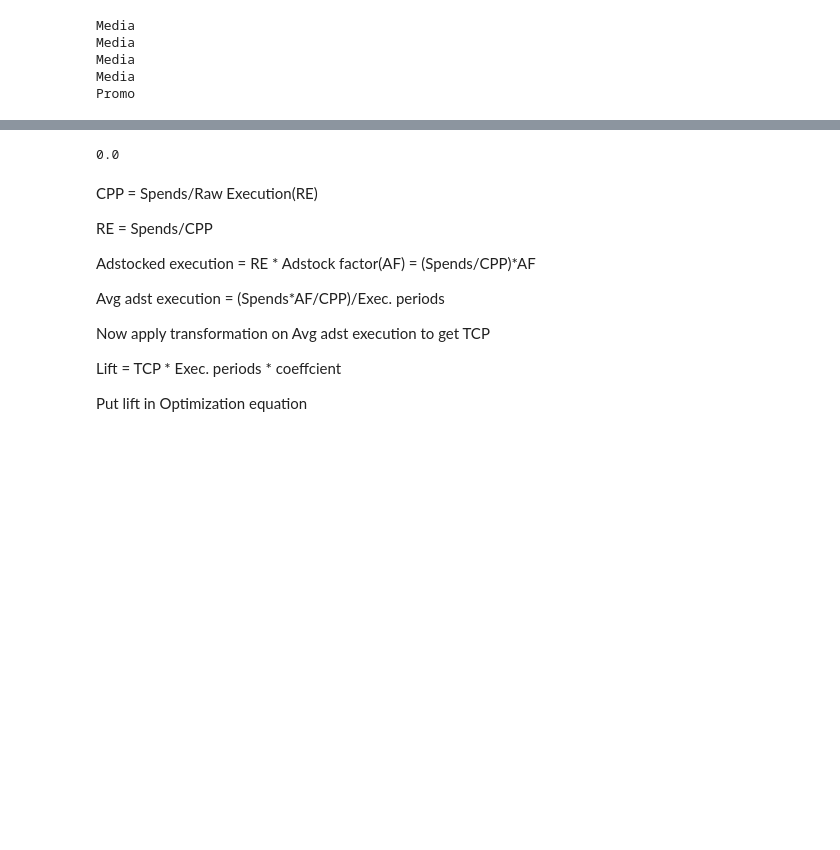
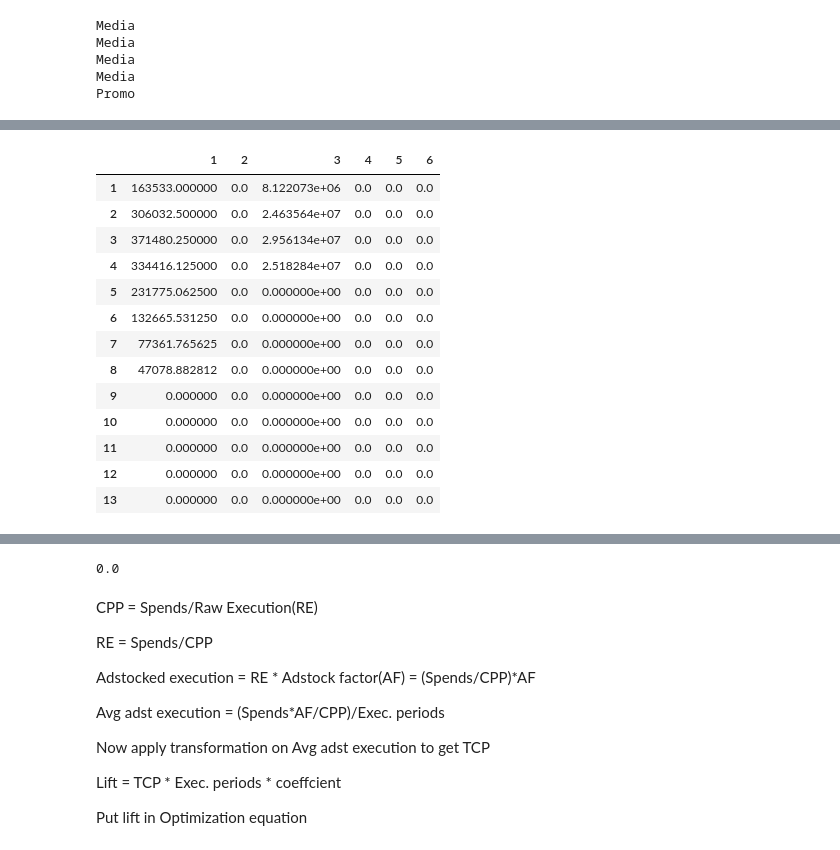
Before and after one commit to Akash743/Mathematical-Optimization, a Jupyter notebook: Optimizer_weekly.ipynb, the cells around one changed output, grey strips where cells are left out. Saved outputs shown, nothing was run; the diff lists cells and outputs as text; code cells hidden in the pictures; blank space fills up the shorter version.

```diff
--- a/Optimizer_weekly.ipynb
+++ b/Optimizer_weekly.ipynb
@@ -154,0 +248,4 @@ Promo
+# %%
+for i in x:
+  print(x[i].value)
+#y = sum(i) for i in x
@@ -154,0 +320,12 @@ Promo
+# %%
+import numpy as np
+def adstest():
+  ads2 = pd.DataFrame()
+  for j in range(1,S.shape[1]+1):
+    ads2.loc[1,j] = S.loc[1,j]/C.loc[1,j]
+    ads2.fillna(0,inplace=True)
+
+    for i in range(2,S.shape[0]+1):
+      ads2.loc[i,j] = ads2.loc[i-1,j]*T.loc[j,'Ret_rate'] + S.loc[i,j]/C.loc[i,j]
+      ads2.fillna(0,inplace=True)
+  return ads2
@@ -154,0 +342,3 @@ Promo
+# %%
+a=adstest()
+print(a)
@@ -154,0 +363,19 @@ Promo
+# %%
+a.fillna(0,inplace=True)
+# %%
+a
+# %% [output]
+|  | 1 | 2 | 3 | 4 | 5 | 6 |
+| 1 | 163533.000000 | 0.0 | 8.122073e+06 | 0.0 | 0.0 | 0.0 |
+| 2 | 306032.500000 | 0.0 | 2.463564e+07 | 0.0 | 0.0 | 0.0 |
+| 3 | 371480.250000 | 0.0 | 2.956134e+07 | 0.0 | 0.0 | 0.0 |
+| 4 | 334416.125000 | 0.0 | 2.518284e+07 | 0.0 | 0.0 | 0.0 |
+| 5 | 231775.062500 | 0.0 | 0.000000e+00 | 0.0 | 0.0 | 0.0 |
+| 6 | 132665.531250 | 0.0 | 0.000000e+00 | 0.0 | 0.0 | 0.0 |
+| 7 | 77361.765625 | 0.0 | 0.000000e+00 | 0.0 | 0.0 | 0.0 |
+| 8 | 47078.882812 | 0.0 | 0.000000e+00 | 0.0 | 0.0 | 0.0 |
+| 9 | 0.000000 | 0.0 | 0.000000e+00 | 0.0 | 0.0 | 0.0 |
+| 10 | 0.000000 | 0.0 | 0.000000e+00 | 0.0 | 0.0 | 0.0 |
+| 11 | 0.000000 | 0.0 | 0.000000e+00 | 0.0 | 0.0 | 0.0 |
+| 12 | 0.000000 | 0.0 | 0.000000e+00 | 0.0 | 0.0 | 0.0 |
+| 13 | 0.000000 | 0.0 | 0.000000e+00 | 0.0 | 0.0 | 0.0 |
```
Also changed, not shown: parts of 62 cells of this notebook.
